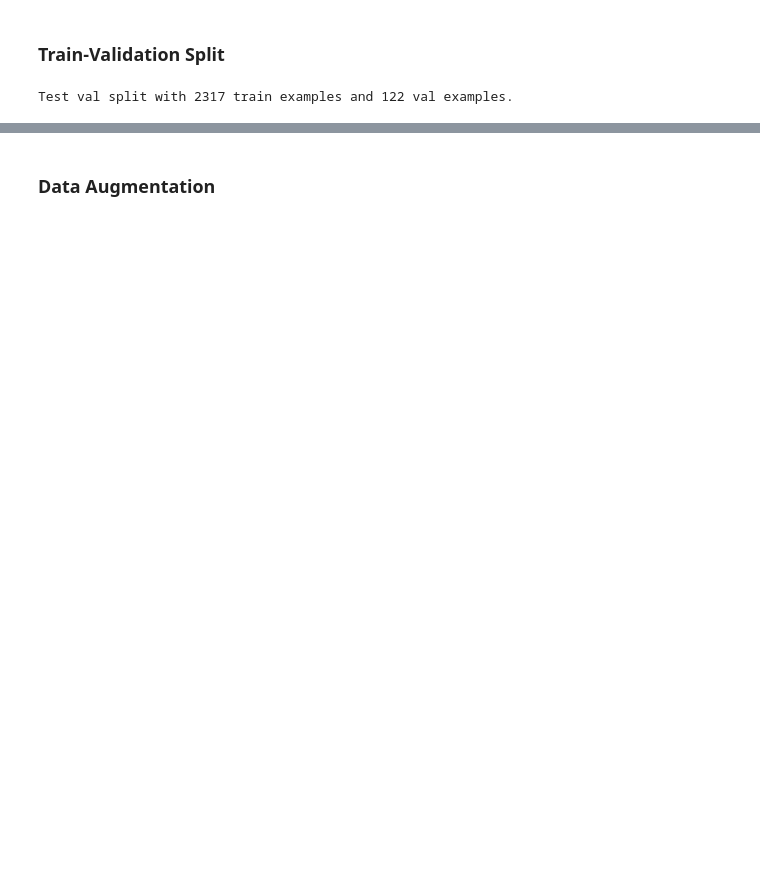
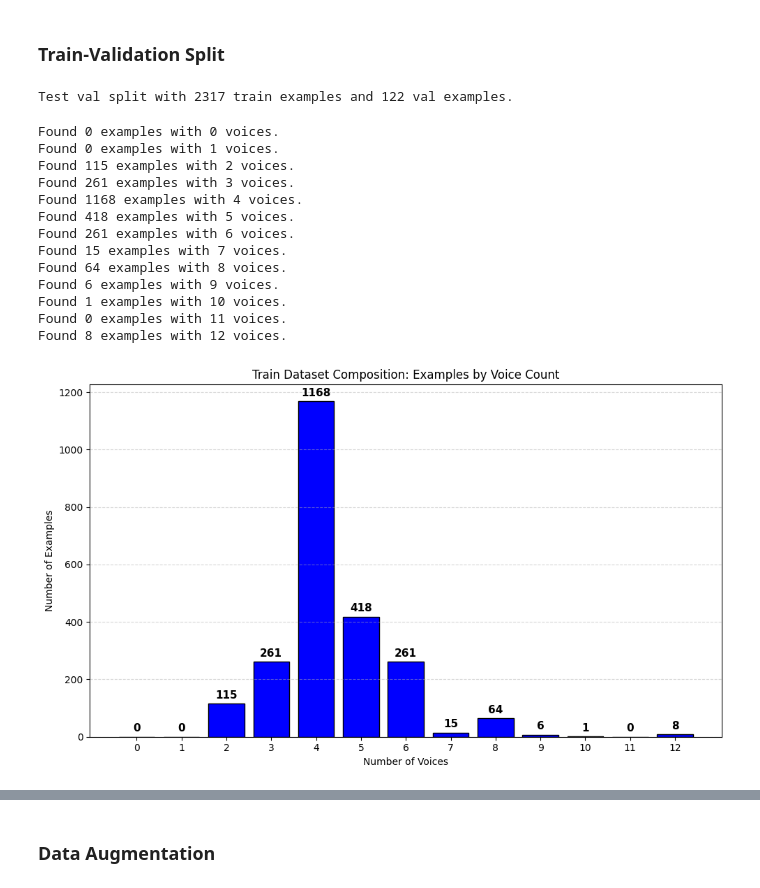
Before and after one commit to iLykTurtlz/CounterpointTransformer, a Jupyter notebook: notebooks/RenaissanceREMI_TrainValSplit_DataAugmentation.ipynb, the cells around one changed output, grey strips where cells are left out. Saved outputs shown, nothing was run; the diff lists cells and outputs as text; code cells hidden in the pictures; blank space fills up the shorter version.

Commit message:
modified the trainValSplit notebook

```diff
--- a/notebooks/RenaissanceREMI_TrainValSplit_DataAugmentation.ipynb
+++ b/notebooks/RenaissanceREMI_TrainValSplit_DataAugmentation.ipynb
@@ -839,3 +869,21 @@ train_paths, val_paths = train_test_split(midi_paths, random_state=SEED, test_si
 print(f"Test val split with {len(train_paths)} train examples and {len(val_paths)} val examples.")
 # %% [output]
 Test val split with 2317 train examples and 122 val examples.
+# %%
+train_nb_programs = get_nb_programs(train_paths)
+nb_programs_bar(train_nb_programs, "Train")
+# %% [output]
+Found 0 examples with 0 voices.
+Found 0 examples with 1 voices.
+Found 115 examples with 2 voices.
+Found 261 examples with 3 voices.
+Found 1168 examples with 4 voices.
+Found 418 examples with 5 voices.
+Found 261 examples with 6 voices.
+Found 15 examples with 7 voices.
+Found 64 examples with 8 voices.
+Found 6 examples with 9 voices.
+Found 1 examples with 10 voices.
+Found 0 examples with 11 voices.
+Found 8 examples with 12 voices.
+[figure, added]
```
Also changed, not shown: parts of 15 cells of this notebook.
